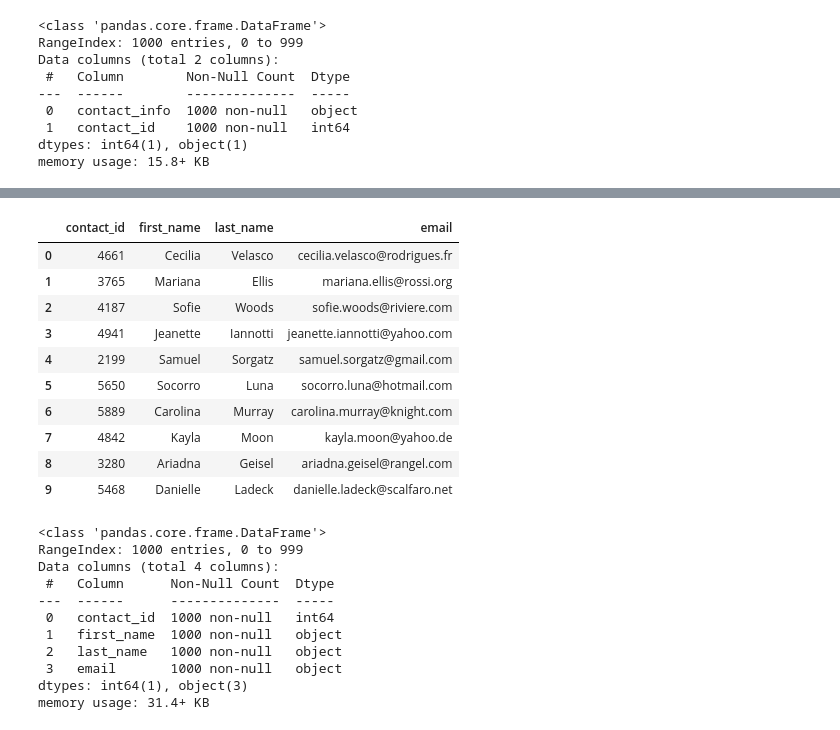
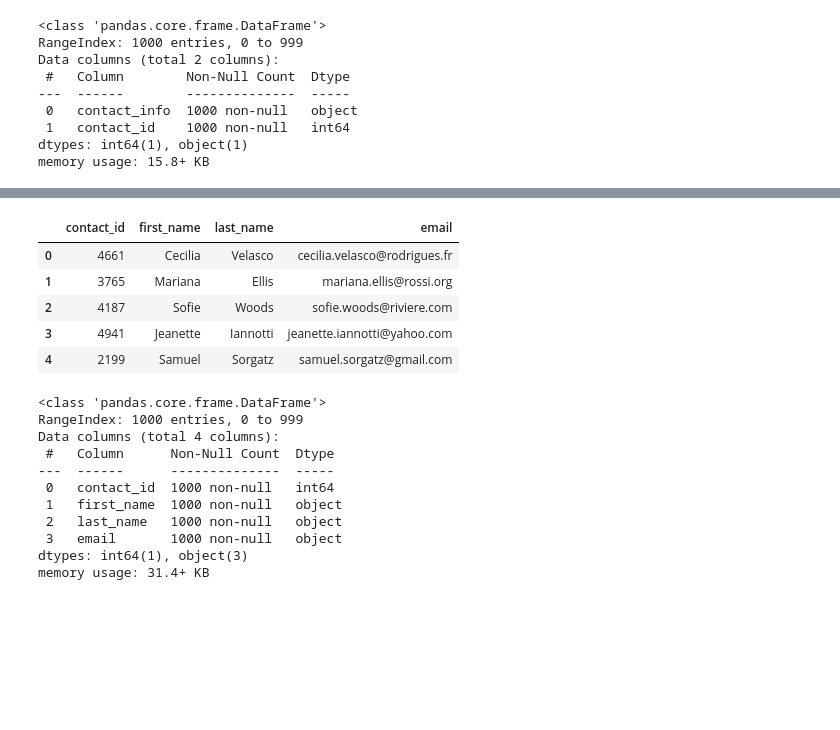
Before and after one commit to durdia2/Crowdfunding_ETL, a Jupyter notebook: ETL_Mini_Project_Durdiales_DKauffman.ipynb, the cells around one changed output, grey strips where cells are left out. Saved outputs shown, nothing was run; the diff lists cells and outputs as text; code cells hidden in the pictures; blank space fills up the shorter version.

```diff
--- a/ETL_Mini_Project_Durdiales_DKauffman.ipynb
+++ b/ETL_Mini_Project_Durdiales_DKauffman.ipynb
@@ -440,6 +453,8 @@ dtypes: int64(1), object(1)
 memory usage: 15.8+ KB
 # %%
 # Extract the name of the contact and add it to a new column.
+contact_info_df_copy['name'] = contact_info_df_copy['contact_info'].str.extract(r'"name": "([^"]*)"')
+contact_info_df_copy.head()
 # %% [output]
 |  | contact_info | contact_id | name |
 | 0 | {"contact_id": 4661, "name": "Cec... | 4661 | Cecilia Velasco |
@@ -455,5 +465,7 @@ memory usage: 15.8+ KB
 # %%
 # Extract the email from the contacts and add the values to a new column.
+contact_info_df_copy['email'] = contact_info_df_copy['contact_info'].str.extract(r'"email": "([^"]*)"')
+contact_info_df_copy.head()
 # %% [output]
 |  | contact_info | contact_id | name | email |
 | 0 | {"contact_id": 4661, "name": "Cec... | 4661 | Cecilia Velasco | cecilia.velasco@rodrigues.fr |
@@ -469,5 +476,8 @@ memory usage: 15.8+ KB
 # %%
 # Create a copy of the contact_info_df with the 'contact_id', 'name', 'email' columns.
+Contact_info_copy=contact_info_df_copy.copy()
+Contact_info_copy=Contact_info_copy[['contact_id', 'name' , 'email']]
+Contact_info_copy.head()
 # %% [output]
 |  | contact_id | name | email |
 | 0 | 4661 | Cecilia Velasco | cecilia.velasco@rodrigues.fr |
@@ -483,8 +488,11 @@ memory usage: 15.8+ KB
 # %%
 # Create a "first"name" and "last_name" column with the first and last names from the "name" column.
+Contact_info_copy[['first_name', 'last_name']] = Contact_info_copy['name'].str.split(' ', expand=True)
 
 
 # Drop the contact_name column
+del Contact_info_copy['name']
+Contact_info_copy.head()
 # %% [output]
 |  | contact_id | email | first_name | last_name |
 | 0 | 4661 | cecilia.velasco@rodrigues.fr | Cecilia | Velasco |
@@ -500,16 +503,13 @@ memory usage: 15.8+ KB
 # %%
 # Reorder the columns
+Contact_info_copy=Contact_info_copy[['contact_id', 'first_name', 'last_name' , 'email']]
+Contact_info_copy.head()
 # %% [output]
 |  | contact_id | first_name | last_name | email |
 | 0 | 4661 | Cecilia | Velasco | cecilia.velasco@rodrigues.fr |
 | 1 | 3765 | Mariana | Ellis | mariana.ellis@rossi.org |
 | 2 | 4187 | Sofie | Woods | sofie.woods@riviere.com |
 | 3 | 4941 | Jeanette | Iannotti | jeanette.iannotti@yahoo.com |
 | 4 | 2199 | Samuel | Sorgatz | samuel.sorgatz@gmail.com |
-| 5 | 5650 | Socorro | Luna | socorro.luna@hotmail.com |
-| 6 | 5889 | Carolina | Murray | carolina.murray@knight.com |
-| 7 | 4842 | Kayla | Moon | kayla.moon@yahoo.de |
-| 8 | 3280 | Ariadna | Geisel | ariadna.geisel@rangel.com |
-| 9 | 5468 | Danielle | Ladeck | danielle.ladeck@scalfaro.net |
 # %%
 # Check the datatypes one more time before exporting as CSV file.
```
Also changed, not shown: parts of 20 cells of this notebook, 1 other file.
